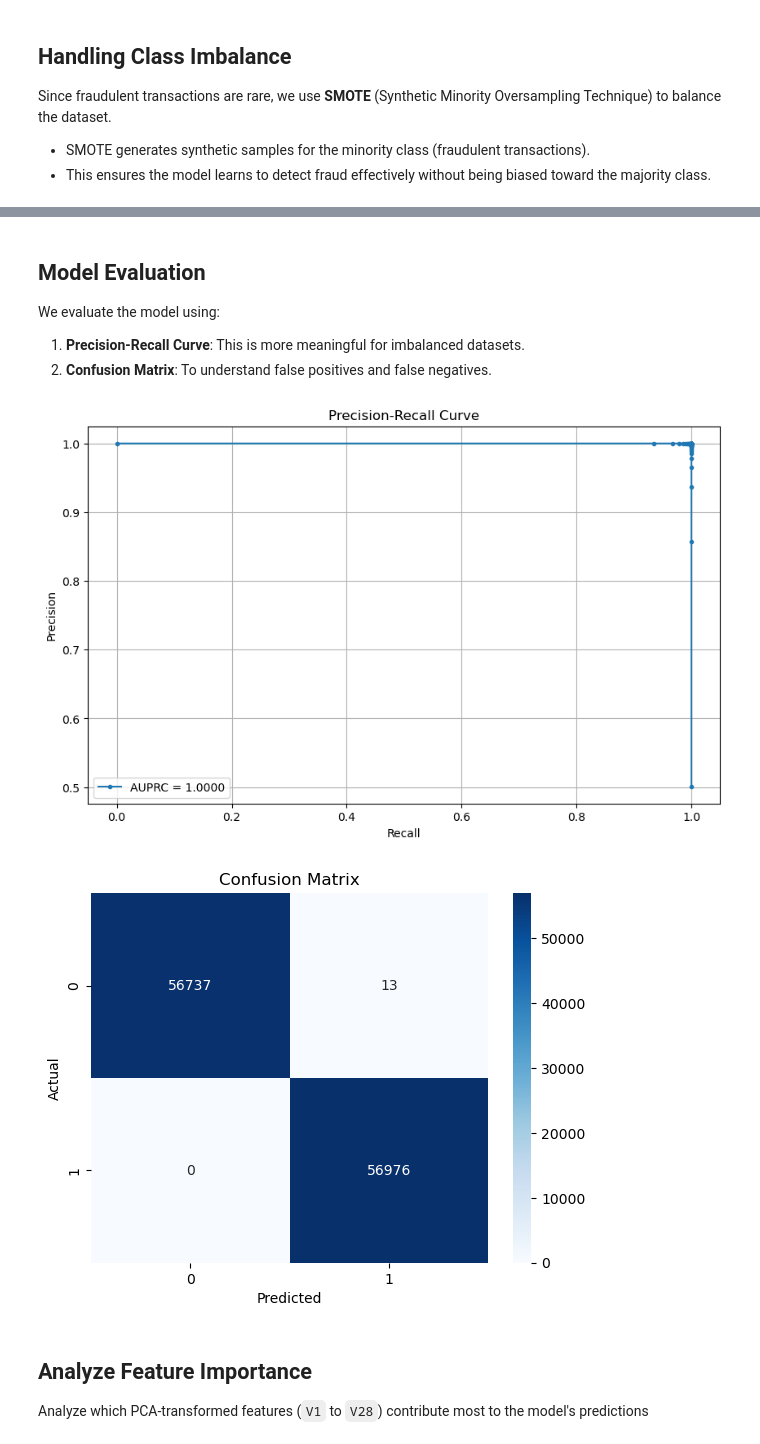
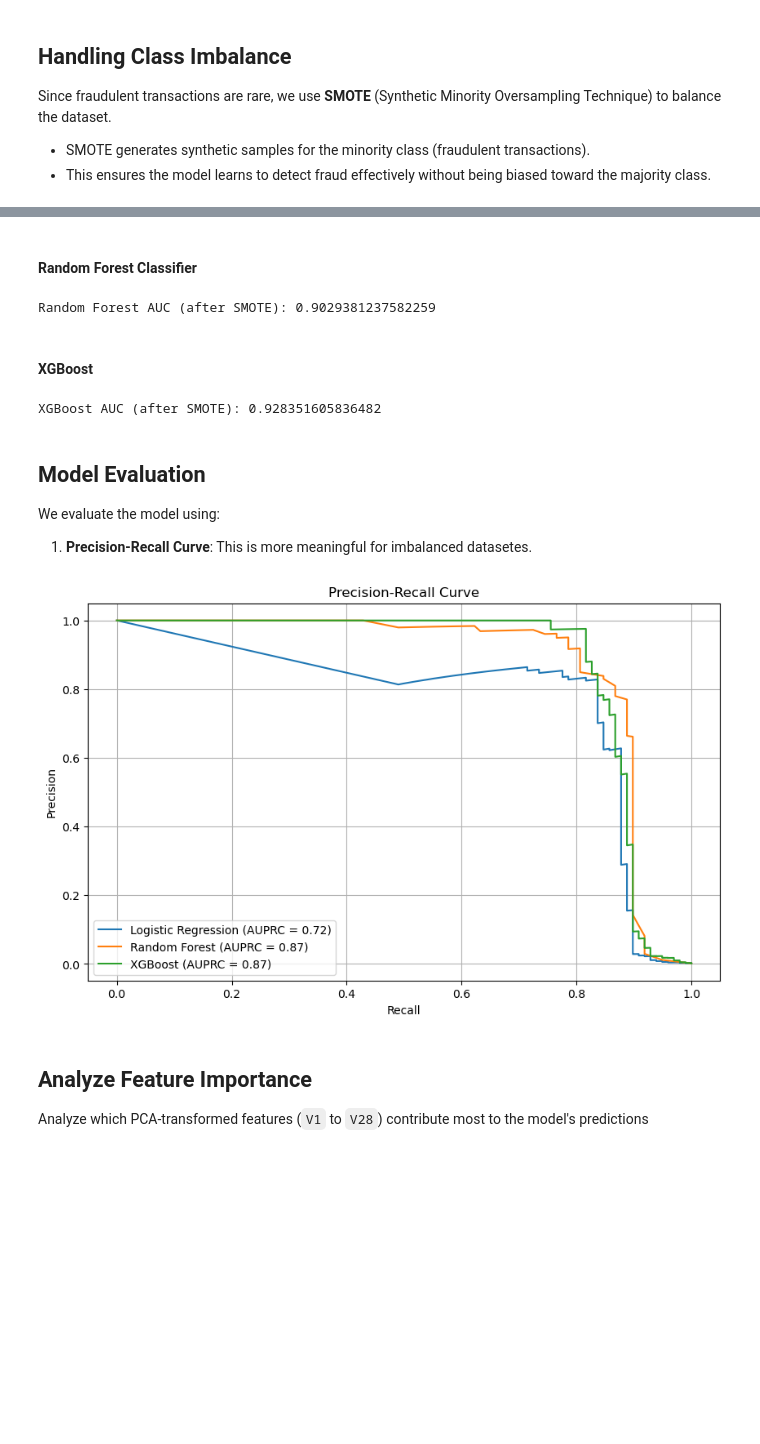
Before and after one commit to bwong109/fraud-detection, a Jupyter notebook: frauddetection.ipynb, the cells around one changed output, grey strips where cells are left out. Cells and saved outputs as stored; diff of their text form; code cells hidden in the pictures; blank space fills up the shorter version.

```diff
--- a/frauddetection.ipynb
+++ b/frauddetection.ipynb
@@ -159,40 +255,65 @@ Model training complete.
+# %% [markdown]
+#### Random Forest Classifier
+# %%
+rf = RandomForestClassifier(n_estimators=100, random_state=42)
+rf.fit(X_train_resampled, y_train_resampled)
+
+# Predictions and evaluation
+rf_preds = rf.predict(X_test)
+rf_auc = roc_auc_score(y_test, rf_preds)
+print(f"Random Forest AUC (after SMOTE): {rf_auc}")
+# %% [output]
+Random Forest AUC (after SMOTE): 0.9029381237582259
+# %% [markdown]
+#### XGBoost
+# %%
+xgb = XGBClassifier(n_estimators=100, random_state=42, use_label_encoder=False, eval_metric='logloss')
+xgb.fit(X_train_resampled, y_train_resampled)
+
+# Predictions and evaluation
+xgb_preds = xgb.predict(X_test)
+xgb_auc = roc_auc_score(y_test, xgb_preds)
+print(f"XGBoost AUC (after SMOTE): {xgb_auc}")
+# %% [output]
+XGBoost AUC (after SMOTE): 0.928351605836482
 # %% [markdown]
 ## Model Evaluation
 We evaluate the model using:
-1. **Precision-Recall Curve**: This is more meaningful for imbalanced datasets.
-2. **Confusion Matrix**: To understand false positives and false negatives.
+1. **Precision-Recall Curve**: This is more meaningful for imbalanced datasetes.
 # %%
-from sklearn.metrics import precision_recall_curve, average_precision_score, confusion_matrix
-import matplotlib.pyplot as plt
+from sklearn.metrics import precision_recall_curve, average_precision_score
 
-# Predict probabilities
-y_pred_proba = rf.predict_proba(X_test)[:, 1]
+# Generate probabilities for each model
+logreg_probs = logreg.predict_proba(X_test)[:, 1]
+rf_probs = rf.predict_proba(X_test)[:, 1]
+xgb_probs = xgb.predict_proba(X_test)[:, 1]
 
-# Precision-Recall Curve
-precision, recall, thresholds = precision_recall_curve(y_test, y_pred_proba)
-average_precision = average_precision_score(y_test, y_pred_proba)
+# Compute precision, recall, and thresholds
+logreg_precision, logreg_recall, _ = precision_recall_curve(y_test, logreg_probs)
+rf_precision, rf_recall, _ = precision_recall_curve(y_test, rf_probs)
+xgb_precision, xgb_recall, _ = precision_recall_curve(y_test, xgb_probs)
+
+# Compute average precision scores
+logreg_ap = average_precision_score(y_test, logreg_probs)
+rf_ap = average_precision_score(y_test, rf_probs)
+xgb_ap = average_precision_score(y_test, xgb_probs)
 
 plt.figure(figsize=(10, 6))
-plt.plot(recall, precision, marker='.', label=f"AUPRC = {average_precision:.4f}")
-plt.xlabel("Recall")
-plt.ylabel("Precision")
-plt.title("Precision-Recall Curve")
+
+# Plot PR curve for each model
+plt.plot(logreg_recall, logreg_precision, label=f'Logistic Regression (AUPRC = {logreg_ap:.2f})')
+plt.plot(rf_recall, rf_precision, label=f'Random Forest (AUPRC = {rf_ap:.2f})')
+plt.plot(xgb_recall, xgb_precision, label=f'XGBoost (AUPRC = {xgb_ap:.2f})')
+
+# Add labels and legend
+plt.title('Precision-Recall Curve')
+plt.xlabel('Recall')
+plt.ylabel('Precision')
 plt.legend()
 plt.grid()
 plt.show()
-
-# Confusion Matrix
-y_pred = (y_pred_proba >= 0.5).astype(int)
-cm = confusion_matrix(y_test, y_pred)
-
-sns.heatmap(cm, annot=True, fmt="d", cmap="Blues")
-plt.title("Confusion Matrix")
-plt.xlabel("Predicted")
-plt.ylabel("Actual")
-plt.show()
 # %% [output]
-[figure, old version]
+[figure, new version]
-[figure, removed]
 # %% [markdown]
 ## Analyze Feature Importance
 Analyze which PCA-transformed features (`V1` to `V28`) contribute most to the model's predictions
```
Also changed, not shown: parts of 20 cells of this notebook.
